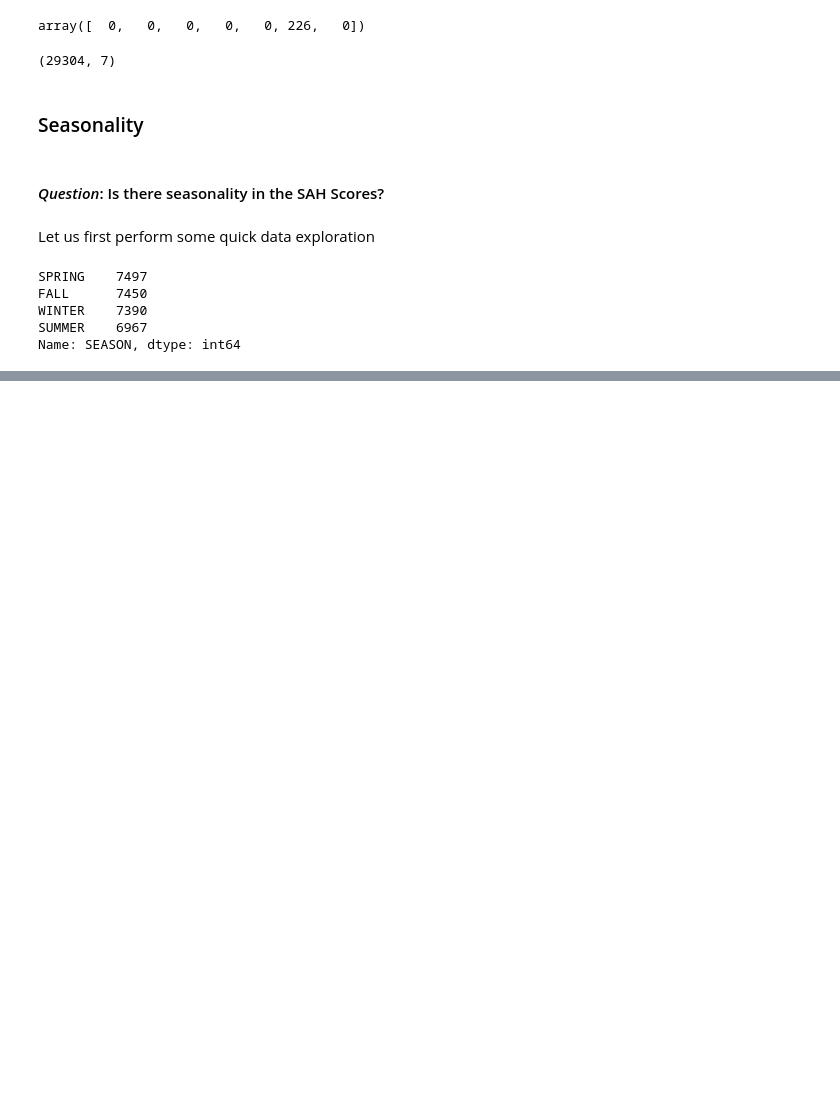
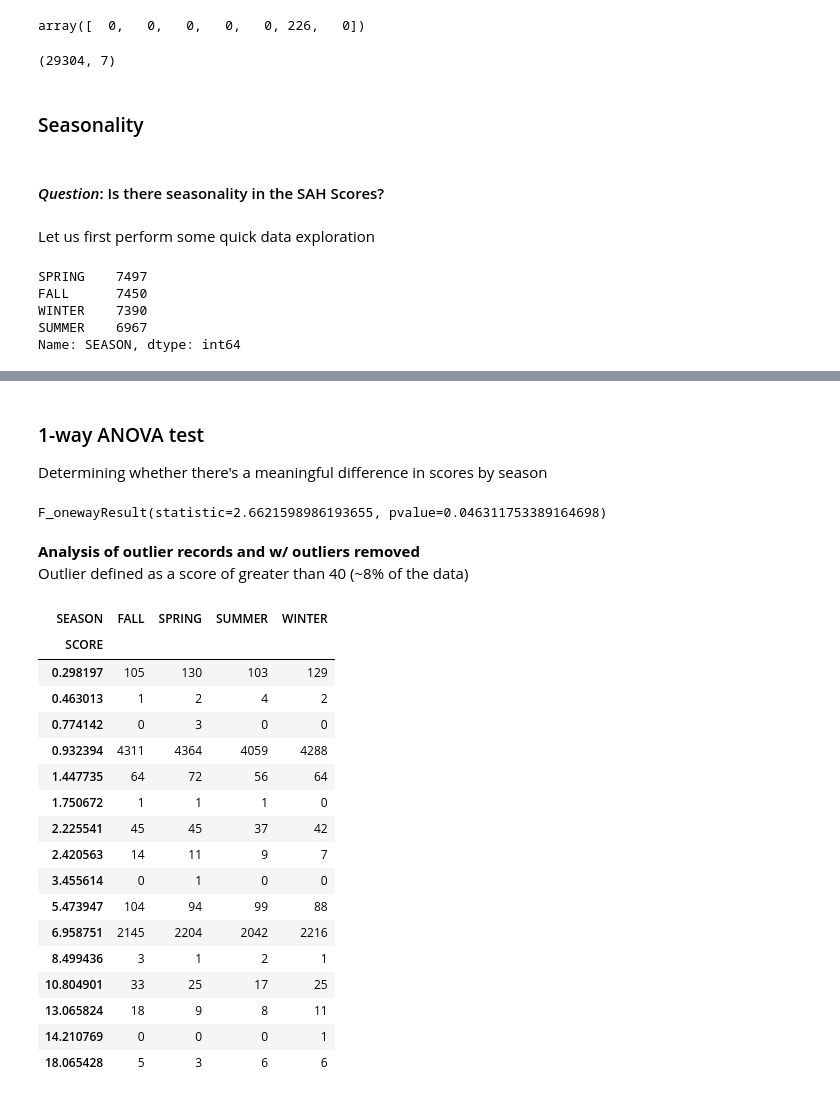
Before and after one commit to ysriram1/Loyola-SAH-Seasonality-Analysis, a Jupyter notebook: Analysis.ipynb, the cells around one changed output, grey strips where cells are left out. Drawn from its saved outputs; the diff is of its cells as text; code cells hidden in the pictures; blank space fills up the shorter version.

```diff
--- a/Analysis.ipynb
+++ b/Analysis.ipynb
@@ -97,0 +187,16 @@ ValueError: Index contains duplicate entries, cannot reshape
+# %% [markdown]
+### 1-way ANOVA test
+Determining whether there's a meaningful difference in scores by season
+# %%
+# creating seperate tables for each season for later use for anova
+FALLData = allStateData[allStateData['SEASON'] == 'FALL']['SCORE']
+SUMMERData = allStateData[allStateData['SEASON'] == 'SUMMER']['SCORE']
+SPRINGData = allStateData[allStateData['SEASON'] == 'SPRING']['SCORE']
+WINTERData = allStateData[allStateData['SEASON'] == 'WINTER']['SCORE']
+
+stats.f_oneway(FALLData, SUMMERData, SPRINGData, WINTERData)
+# %% [output]
+F_onewayResult(statistic=2.6621598986193655, pvalue=0.046311753389164698)
+# %% [markdown]
+**Analysis of outlier records and w/ outliers removed**
+Outlier defined as a score of greater than 40 (~8% of the data)
@@ -97,0 +205,21 @@ ValueError: Index contains duplicate entries, cannot reshape
+# %%
+pd.crosstab(allStateData_no_outliers['SCORE'], allStateData_no_outliers['SEASON'])
+# %% [output]
+| SEASON | FALL | SPRING | SUMMER | WINTER |
+| SCORE |  |  |  |  |
+| 0.298197 | 105 | 130 | 103 | 129 |
+| 0.463013 | 1 | 2 | 4 | 2 |
+| 0.774142 | 0 | 3 | 0 | 0 |
+| 0.932394 | 4311 | 4364 | 4059 | 4288 |
+| 1.447735 | 64 | 72 | 56 | 64 |
+| 1.750672 | 1 | 1 | 1 | 0 |
+| 2.225541 | 45 | 45 | 37 | 42 |
+| 2.420563 | 14 | 11 | 9 | 7 |
+| 3.455614 | 0 | 1 | 0 | 0 |
+| 5.473947 | 104 | 94 | 99 | 88 |
+| 6.958751 | 2145 | 2204 | 2042 | 2216 |
+| 8.499436 | 3 | 1 | 2 | 1 |
+| 10.804901 | 33 | 25 | 17 | 25 |
+| 13.065824 | 18 | 9 | 8 | 11 |
+| 14.210769 | 0 | 0 | 0 | 1 |
+| 18.065428 | 5 | 3 | 6 | 6 |
```
Also changed, not shown: parts of 15 cells of this notebook.
